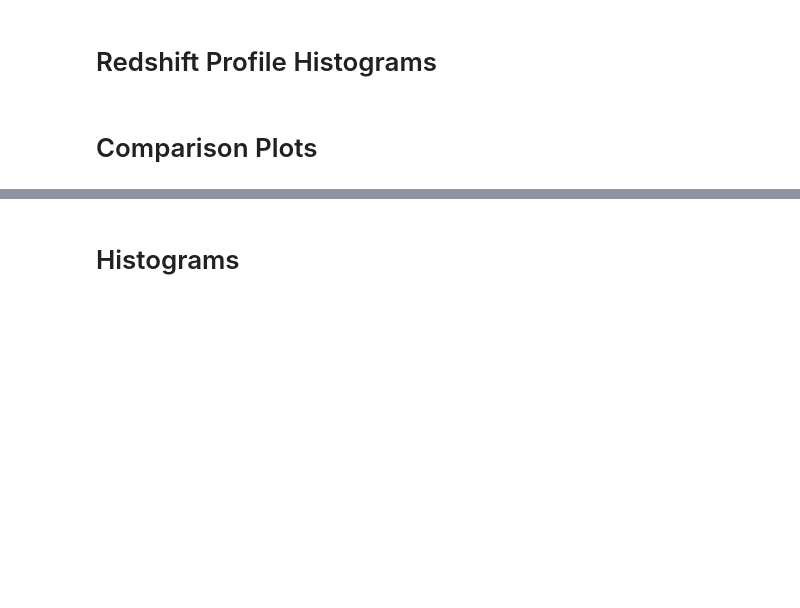
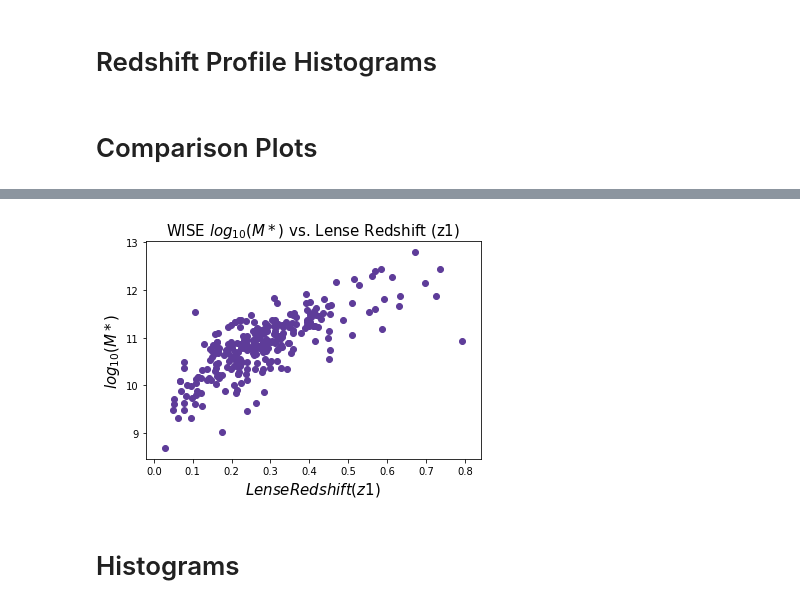
Before and after one commit to beckysteele/python_playground, a Jupyter notebook: strong_lensing_research/Research Plots (Becky).ipynb, the cells around one changed output, grey strips where cells are left out. Cells and saved outputs as stored; diff of their text form; code cells hidden in the pictures; blank space fills up the shorter version.

```diff
--- a/strong_lensing_research/Research Plots (Becky).ipynb
+++ b/strong_lensing_research/Research Plots (Becky).ipynb
@@ -634,14 +650,15 @@ Text(0,0.5,'Source Redshift (z2)')
 # %%
 #------------------------------------------------------
 # Plot Mstar vs. z1
 #------------------------------------------------------
-# plt.title("WISE M* vs. Lense Redshift (z1)",fontsize=15)
-# plt.scatter(z1_all_pairs,Mstar_all_pairs)
-# plt.ylabel(r'$M*$, Solar Masses', fontsize=15)
-# plt.xlabel(r'$Lense Redshift (z1)$', fontsize=15)
-# plt.show()
-#print(max(z1_all_pairs))
+plt.title("WISE $log_{10}(M*)$ vs. Lense Redshift (z1)",fontsize=15)
+plt.scatter(z1_all_pairs,logMstar_all_pairs,color='#5e3c99')
+plt.ylabel(r'$log_{10}(M*)$', fontsize=15)
+plt.xlabel(r'$Lense Redshift (z1)$', fontsize=15)
+plt.show()
 #plt.savefig('WISE_Mstar_vs_lense_z1.png')
+# %% [output]
+[figure, added]
 # %% [markdown]
 # Histograms
 # %%
```
Also changed, not shown: parts of 8 cells of this notebook, 1 other file.
